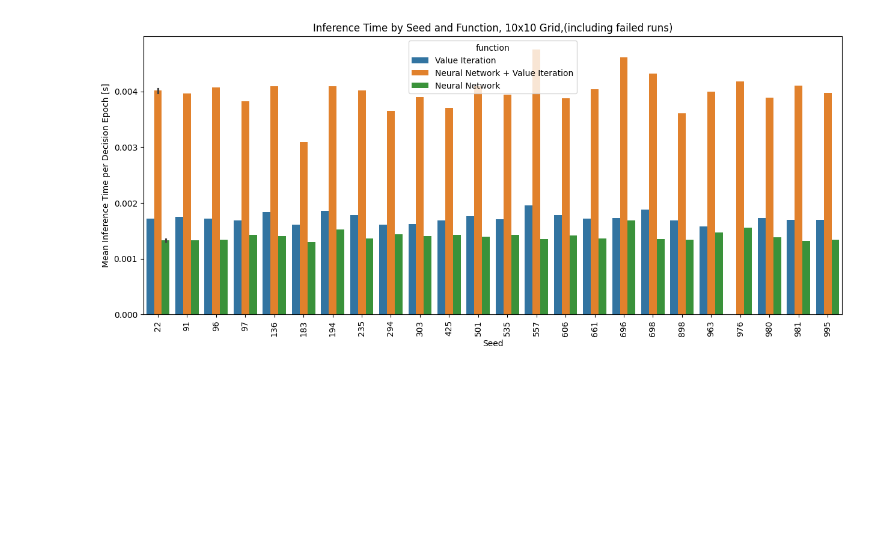
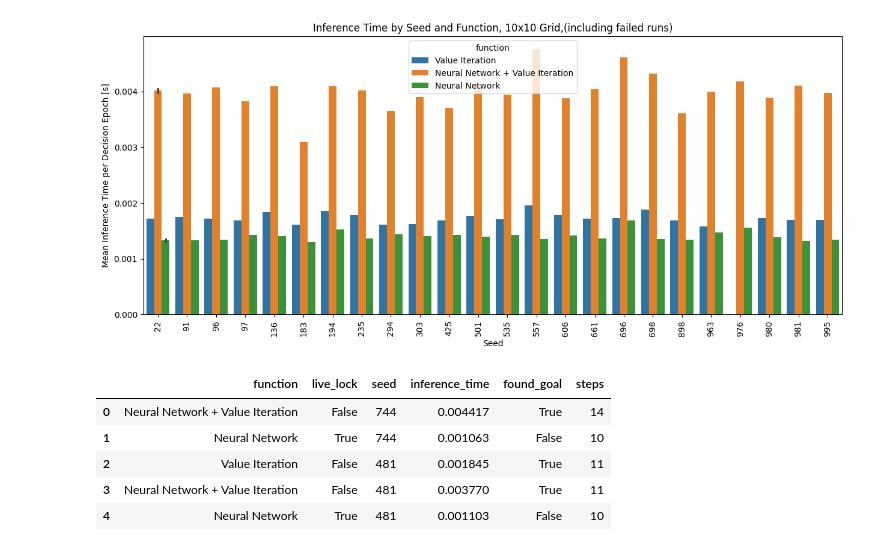
Before and after one commit to nkepling/navigation, a Jupyter notebook: make_plots.ipynb, the cells around one changed output. Saved outputs shown, nothing was run; the diff lists cells and outputs as text; code cells hidden in the pictures; blank space fills up the shorter version.

```diff
--- a/make_plots.ipynb
+++ b/make_plots.ipynb
@@ -73,3 +73,16 @@ plt.xticks(rotation=90)
 plt.show()
 # %% [output]
 [figure]
+# %%
+
+data = pd.read_csv('unet_compare.csv')
+data.head()
+data.columns = ["function","live_lock","seed","inference_time","found_goal","steps"]
+data.head()
+# %% [output]
+|  | function | live_lock | seed | inference_time | found_goal | steps |
+| 0 | Neural Network + Value Iteration | False | 744 | 0.004417 | True | 14 |
+| 1 | Neural Network | True | 744 | 0.001063 | False | 10 |
+| 2 | Value Iteration | False | 481 | 0.001845 | True | 11 |
+| 3 | Neural Network + Value Iteration | False | 481 | 0.003770 | True | 11 |
+| 4 | Neural Network | True | 481 | 0.001103 | False | 10 |
```
Also changed, not shown: parts of 2 cells of this notebook, 12 other files.
